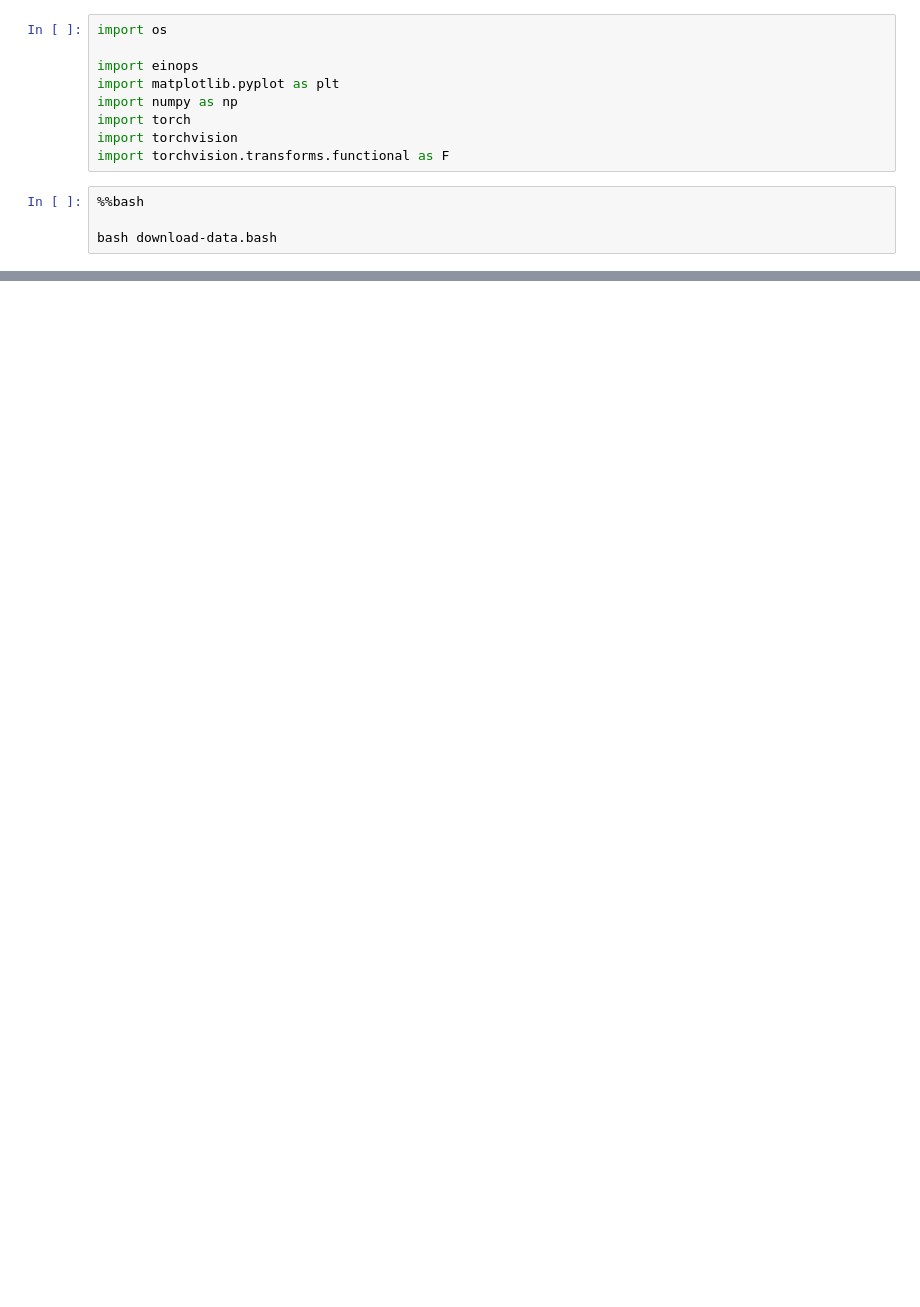
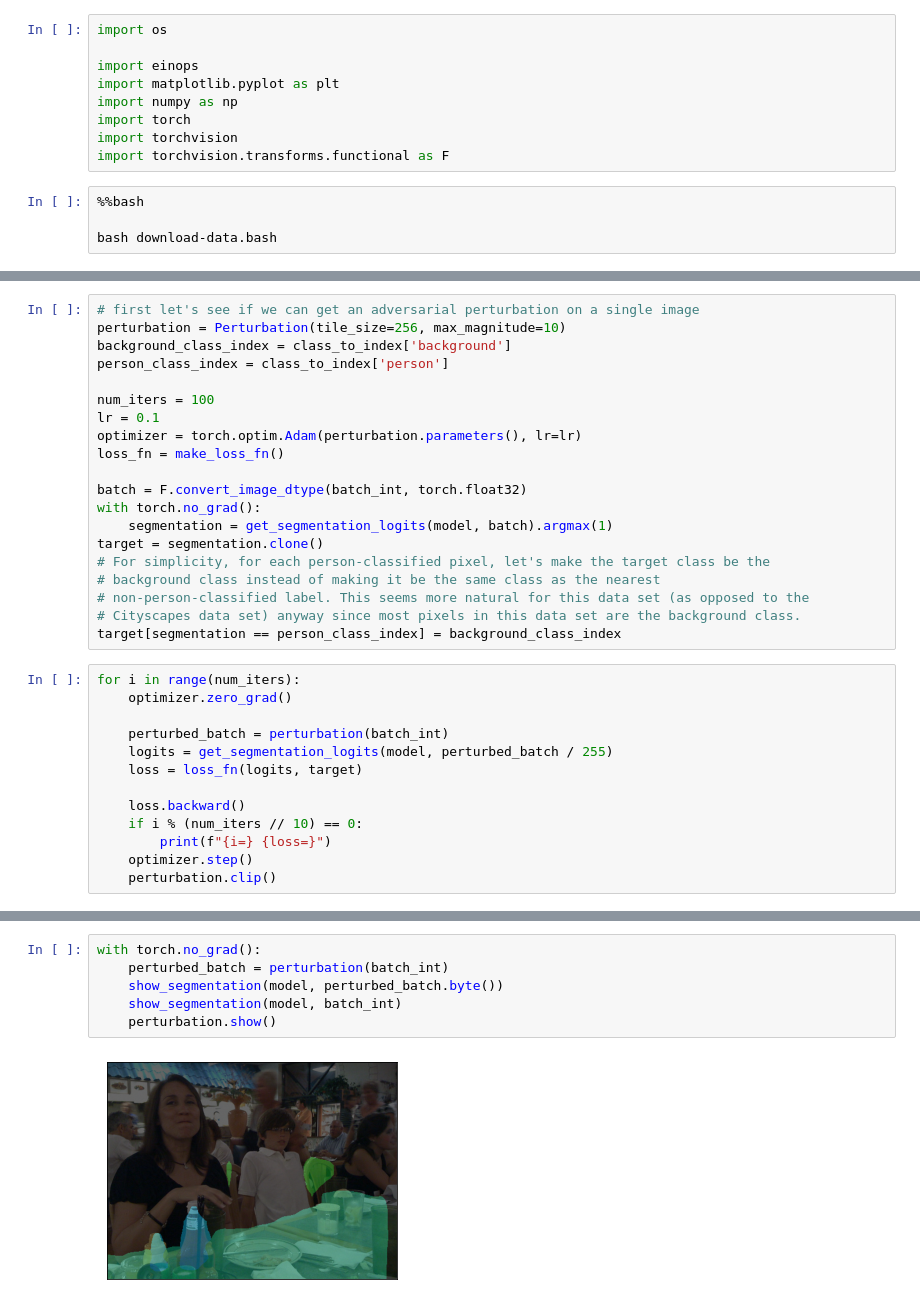
Before and after one commit to tomtseng/adversarial-segmentation, a Jupyter notebook: adversarial-segmentation.ipynb, the cells around one changed output, grey strips where cells are left out. Saved outputs shown, nothing was run; the diff lists cells and outputs as text; blank space fills up the shorter version.

```diff
--- a/adversarial-segmentation.ipynb
+++ b/adversarial-segmentation.ipynb
@@ -80,0 +134,33 @@ breaking early
+# %%
+# first let's see if we can get an adversarial perturbation on a single image
+perturbation = Perturbation(tile_size=256, max_magnitude=10)
+background_class_index = class_to_index['background']
+person_class_index = class_to_index['person']
+
+num_iters = 100
+lr = 0.1
+optimizer = torch.optim.Adam(perturbation.parameters(), lr=lr)
+loss_fn = make_loss_fn()
+
+batch = F.convert_image_dtype(batch_int, torch.float32)
+with torch.no_grad():
+    segmentation = get_segmentation_logits(model, batch).argmax(1)
+target = segmentation.clone()
+# For simplicity, for each person-classified pixel, let's make the target class be the
+# background class instead of making it be the same class as the nearest
+# non-person-classified label. This seems more natural for this data set (as opposed to the
+# Cityscapes data set) anyway since most pixels in this data set are the background class.
+target[segmentation == person_class_index] = background_class_index
+# %%
+for i in range(num_iters):
+    optimizer.zero_grad()
+
+    perturbed_batch = perturbation(batch_int)
+    logits = get_segmentation_logits(model, perturbed_batch / 255)
+    loss = loss_fn(logits, target)
+
+    loss.backward()
+    if i % (num_iters // 10) == 0:
+        print(f"{i=} {loss=}")
+    optimizer.step()
+    perturbation.clip()
@@ -80,0 +178,8 @@ breaking early
+# %%
+with torch.no_grad():
+    perturbed_batch = perturbation(batch_int)
+    show_segmentation(model, perturbed_batch.byte())
+    show_segmentation(model, batch_int)
+    perturbation.show()
+# %% [output]
+[figure, added]
```
Also changed, not shown: parts of 13 cells of this notebook, 1 other file.
